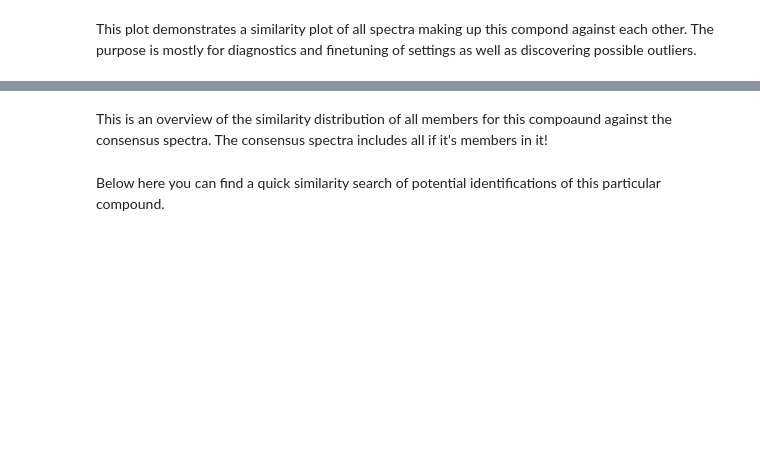
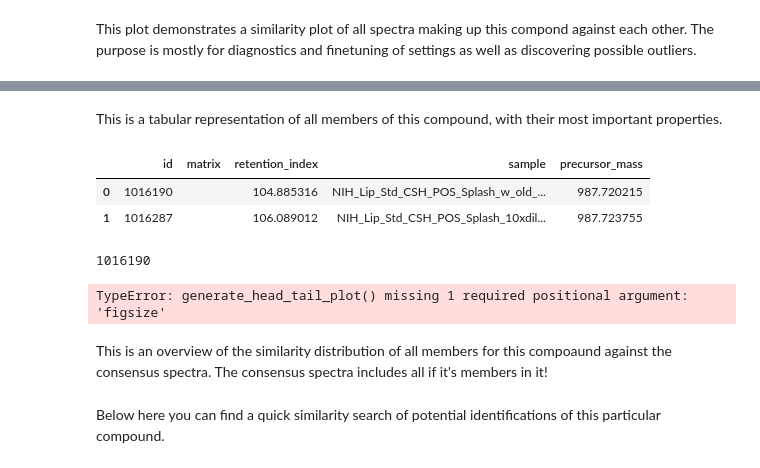
Before and after one commit to metabolomics-us/carpy, a Jupyter notebook: lcb/lcb/cisvis/visualizeCompound.ipynb, the cells around one changed output, grey strips where cells are left out. Drawn from its saved outputs; the diff is of its cells as text; code cells hidden in the pictures; blank space fills up the shorter version.

```diff
--- a/lcb/lcb/cisvis/visualizeCompound.ipynb
+++ b/lcb/lcb/cisvis/visualizeCompound.ipynb
@@ -14,9 +14,11 @@ plt.rcParams['figure.figsize'] = [12, 5]
 # these are parameterized over papermill
 cis_url = 'https://dev-api.metabolomics.us/cis'
 cis_api_token = 'rDJfRW6ilG2WooOR72AaE3NqL4m23WvY6ub4FEoS'
+splash = 'splash10-0ug0-1900660000-af5641817b98eb556553'
+#splash = 'splash10-0f9i-1900570000-4af2c1362e3ac5b203ad'
+splash = 'splash10-0fsi-0900040000-1ec88c07179994d17874'
 library = 'soqe[M-H] | QExactive | test | negative'
 library = 'soqe[M+H][M+NH4] | QExactive | test | positive'
-splash = 'splash10-03di-0090000000-1cb8ff73f06d0b22b537'
 # %%
 
 client =  CISClient(cis_url, cis_api_token)
@@ -58,3 +70,11 @@ generate_similarity_plot(members)
+# %% [markdown]
+This is a tabular representation of all members of this compound, with their most important properties.
+# %%
+to_dataframe(members).drop(['accurate_mass','spectrum','method','ms_level','required_for_correction','inchi_key','target_type','splash','unique_mass','name'],axis=1)
+# %% [output]
+|  | id | matrix | retention_index | sample | precursor_mass |
+| 0 | 1016190 |  | 104.885316 | NIH_Lip_Std_CSH_POS_Splash_w_old_... | 987.720215 |
+| 1 | 1016287 |  | 106.089012 | NIH_Lip_Std_CSH_POS_Splash_10xdil... | 987.723755 |
 # %%
 
 for member in members:
@@ -62,6 +82,9 @@ for member in members:
 
     print(member['id'])
     generate_head_tail_plot(compound=compound,member=member)
+# %% [output]
+1016190
+TypeError: generate_head_tail_plot() missing 1 required positional argument: 'figsize'
 # %% [markdown]
 This is an overview of the similarity distribution of all members for this compoaund against the consensus spectra. The consensus spectra includes all if it's members in it!
 # %%
```
Also changed, not shown: parts of 14 cells of this notebook, 3 other files.
